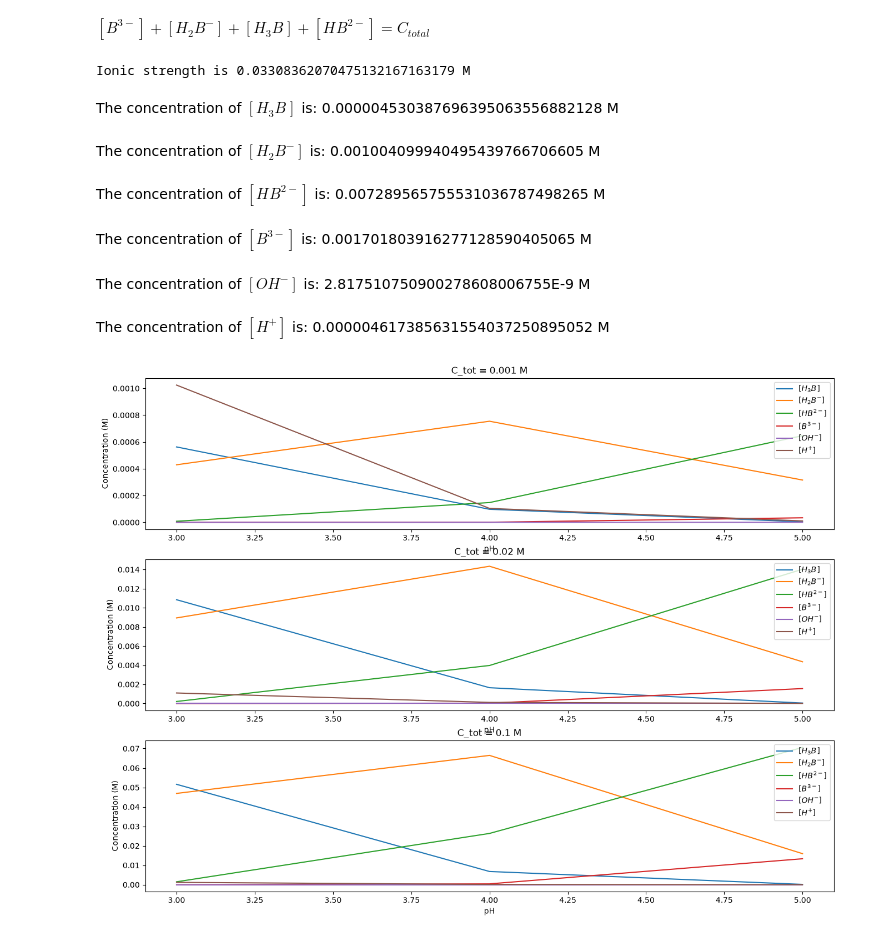
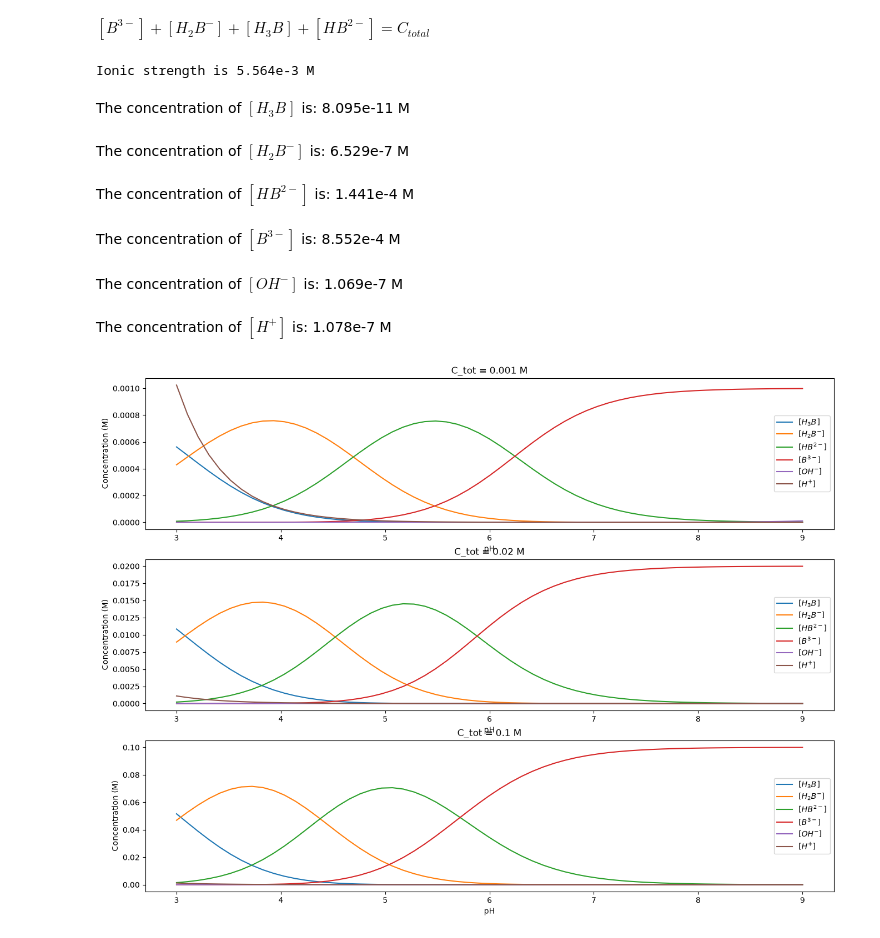
Before and after one commit to EugeneMaz/acid-base, a Jupyter notebook: buffer-equilibrium.ipynb, the cells around one changed output. Saved outputs shown, nothing was run; the diff lists cells and outputs as text; code cells hidden in the pictures.

```diff
--- a/buffer-equilibrium.ipynb
+++ b/buffer-equilibrium.ipynb
@@ -81,12 +81,14 @@ class AcidBaseEquilibrium:
         #display(self.full_system)
 
     def solve_dummy(self, C_tot, pH0, verbose=False):
+        """Solve the dummy system without ionic strength for initial estimates"""
         dummy_system_complete = [eq.subs({self.C_t: C_tot, self.pH: pH0}) for eq in self.dummy_system]
         self.dummy_solution = solve(dummy_system_complete, dict=True)[0]
         if verbose:
             display(self.dummy_solution)
 
     def solve_single(self, C_tot, pH0, I_add=0, verbose=True):
+        """Solve the system of equations for a single set of parameters"""
         self.solve_dummy(C_tot, pH0)
         system_complete = [eq.subs(self.I_add, I_add).subs({self.C_t: C_tot, self.pH: pH0}) for eq in self.full_system]
         # if verbose:
@@ -101,13 +103,14 @@ class AcidBaseEquilibrium:
         ion_str = self.I_expr.subs(self.C_t, C_tot).subs(self.I_add, I_add).subs(solution)
         solution.update({self.H: 10.0**(-pH0)/self.y_H_expr.subs(self.I, ion_str)})
         if verbose:
-            print(f"Ionic strength is {ion_str} M")
+            print(f"Ionic strength is {ion_str:.3e} M")
             for k,v in solution.items():
-                display(Latex(fr"The concentration of ${latex(k)}$ is: {v} M"))
+                display(Latex(fr"The concentration of ${latex(k)}$ is: {v:.3e} M"))
         else:
             return solution
 
     def solve_range(self, C_tot = [0.01, 0.02, 0.05], pH0 = [4, 5, 6], I_add = [0], parallel=False, verbose=False):
+        """Solve the system of equations for a range of parameters"""
         self.C_range = np.asarray(C_tot)
         self.pH_range = np.asarray(pH0)
         self.I_add_range = np.asarray(I_add)
@@ -144,7 +147,12 @@ class AcidBaseEquilibrium:
         return [I_add, c, pH, *solution_list]
 
     def save_range(self, filename, header=""):
-        header += "pKa: " + ", ". join([str(pKa) for pKa in self.pK_values]) + "\n" + f"I_add; C_tot (M); pH; " + "; ".join([latex(k) for k in self.solve_single(self.C_range[0], self.pH_range[0], I_add=0, verbose=False).keys()])
+        """Save the results of the range calculation to a csv file"""
+        header += ("pKa: " +
+            ", ". join([str(pKa) for pKa in self.pK_values]) +
+            "\n" +
+            f"I_add; C_tot (M); pH; " +
+            "; ".join([latex(k) for k in self.solve_single(self.C_range[0], self.pH_range[0], I_add=0, verbose=False).keys()]))
         np.savetxt(filename, self.result_range, delimiter=';', header=header, comments="% ")
 # %%
 # defining the buffer system
@@ -169,20 +175,20 @@ $\displaystyle K_{W} = [H^{+}] [OH^{-}] y_{H^+} y_{OH^-}$
 $\displaystyle [B^{3-}] + [H_{2}B^{-}] + [H_{3}B^{}] + [H_{}B^{2-}] = C_{total}$
 # %%
 # Calculating the initial concentrations:
-res = buffer.solve_single(C_tot = 0.01, pH0 = 5.4, I_add=0, verbose=True)
+res = buffer.solve_single(C_tot = 0.001, pH0 = 7, I_add=0, verbose=True)
 res
 # %% [output]
-Ionic strength is 0.03308362070475132167163179 M
+Ionic strength is 5.564e-3 M
-The concentration of $[H_{3}B^{}]$ is: 0.000004530387696395063556882128 M
+The concentration of $[H_{3}B^{}]$ is: 8.095e-11 M
-The concentration of $[H_{2}B^{-}]$ is: 0.001004099940495439766706605 M
+The concentration of $[H_{2}B^{-}]$ is: 6.529e-7 M
-The concentration of $[H_{}B^{2-}]$ is: 0.007289565755531036787498265 M
+The concentration of $[H_{}B^{2-}]$ is: 1.441e-4 M
-The concentration of $[B^{3-}]$ is: 0.001701803916277128590405065 M
+The concentration of $[B^{3-}]$ is: 8.552e-4 M
-The concentration of $[OH^{-}]$ is: 2.817510750900278608006755E-9 M
+The concentration of $[OH^{-}]$ is: 1.069e-7 M
-The concentration of $[H^{+}]$ is: 0.000004617385631554037250895052 M
+The concentration of $[H^{+}]$ is: 1.078e-7 M
 # %%
-res = buffer.solve_range(C_tot=[0.001, 0.02, 0.1], pH0 = [3, 4, 5], verbose=True)
+res = buffer.solve_range(C_tot=[0.001, 0.02, 0.1], pH0 = np.linspace(3, 9, 59), parallel=True, verbose=True)
 # %% [output]
-[figure, old version]
+[figure, new version]
 # %%
 buffer.save_range("test.csv")
 # %%
```
Also changed, not shown: parts of 3 cells of this notebook.
